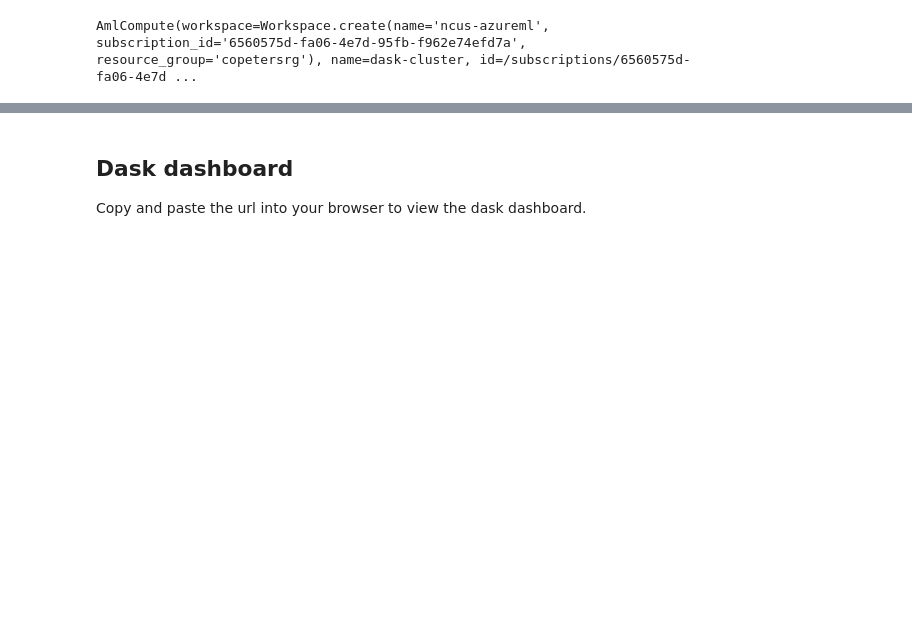
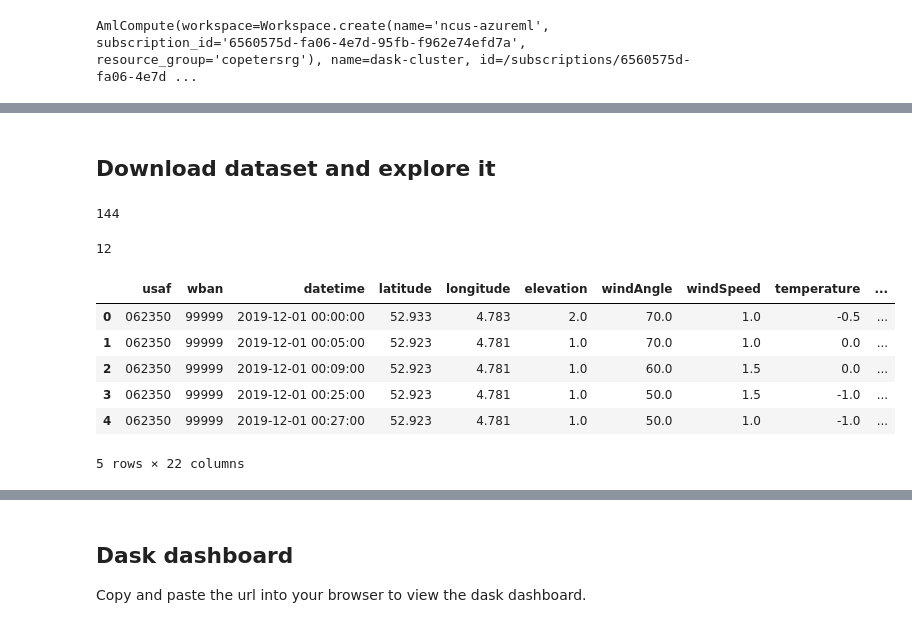
Before and after one commit to lostmygithubaccount/dasky, a Jupyter notebook: example.ipynb, the cells around one changed output, grey strips where cells are left out. Drawn from its saved outputs; the diff is of its cells as text; code cells hidden in the pictures; blank space fills up the shorter version.

```diff
--- a/example.ipynb
+++ b/example.ipynb
@@ -90,0 +147,2 @@ script_params = {
+# %% [markdown]
+## Download dataset and explore it
@@ -90,0 +153,21 @@ script_params = {
+# %%
+files = dask.delayed(glob.glob)(f'{data_path}/year=*/month=*/*.parquet', recursive=True).compute()
+len(files)
+# %% [output]
+144
+# %%
+files = dask.delayed(glob.glob)(f'{data_path}/year=2019/month=*/*.parquet', recursive=True).compute()
+len(files)
+# %% [output]
+12
+# %%
+df = dd.from_delayed([dask.delayed(pd.read_parquet)(file) for file in files])
+df.head()
+# %% [output]
+|  | usaf | wban | datetime | latitude | longitude | elevation | windAngle | windSpeed | temperature | ... |
+| 0 | 062350 | 99999 | 2019-12-01 00:00:00 | 52.933 | 4.783 | 2.0 | 70.0 | 1.0 | -0.5 | ... |
+| 1 | 062350 | 99999 | 2019-12-01 00:05:00 | 52.923 | 4.781 | 1.0 | 70.0 | 1.0 | 0.0 | ... |
+| 2 | 062350 | 99999 | 2019-12-01 00:09:00 | 52.923 | 4.781 | 1.0 | 60.0 | 1.5 | 0.0 | ... |
+| 3 | 062350 | 99999 | 2019-12-01 00:25:00 | 52.923 | 4.781 | 1.0 | 50.0 | 1.5 | -1.0 | ... |
+| 4 | 062350 | 99999 | 2019-12-01 00:27:00 | 52.923 | 4.781 | 1.0 | 50.0 | 1.0 | -1.0 | ... |
+5 rows × 22 columns
```
Also changed, not shown: parts of 62 cells of this notebook, 9 other files.
